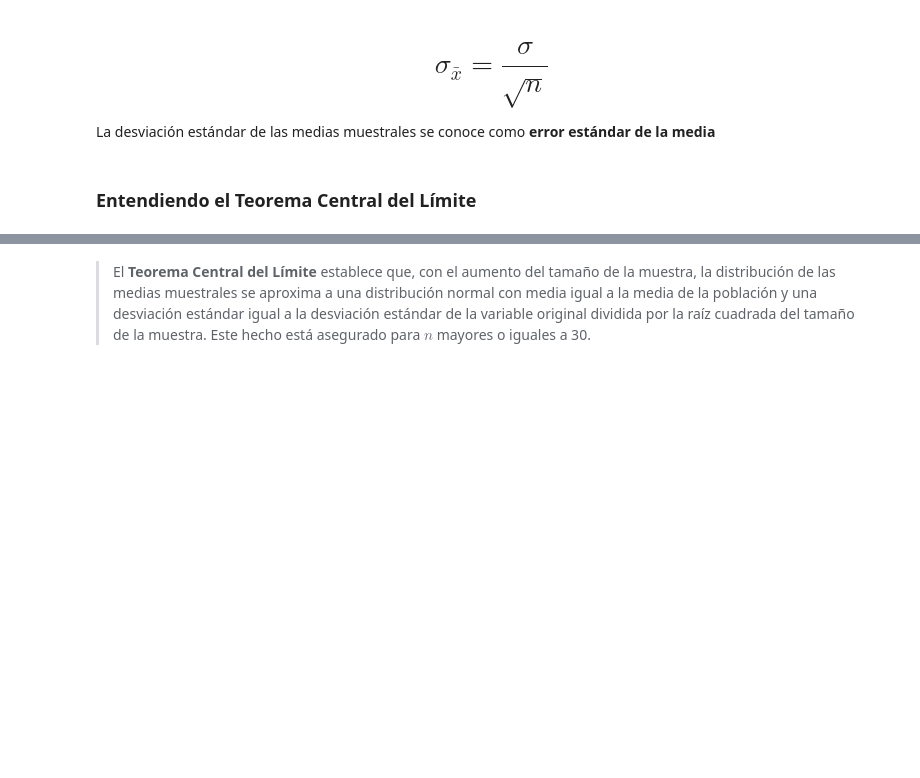
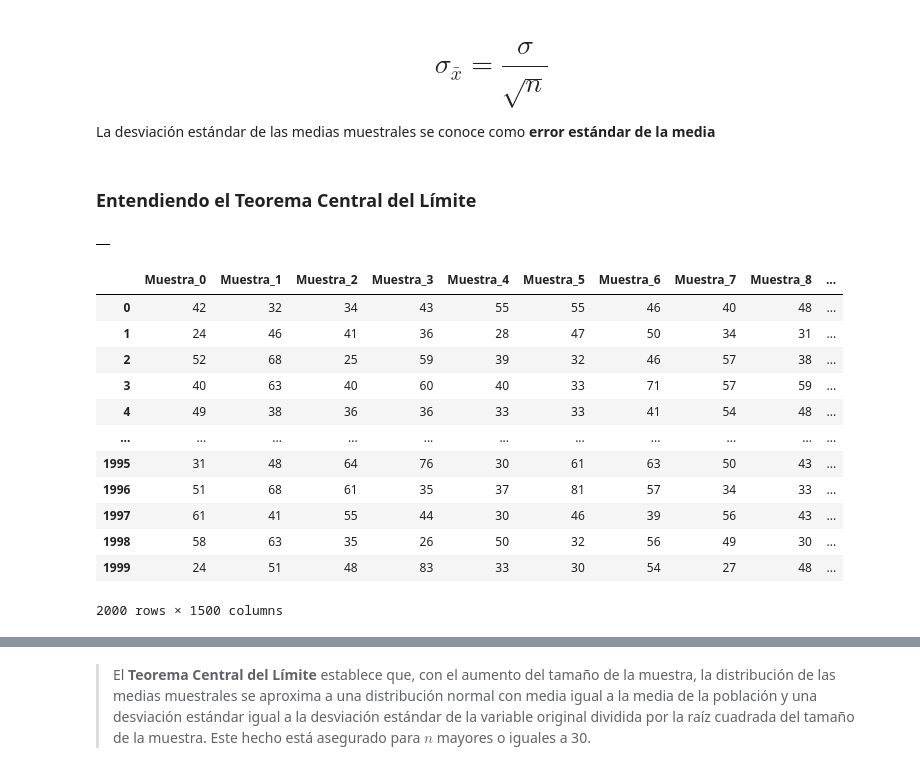
Before and after one commit to Kross363/Python-Data-Science, a Jupyter notebook: Estadística con Python: Probabilidad y muestreo.ipynb, the cells around one changed output, grey strips where cells are left out. Saved outputs shown, nothing was run; the diff lists cells and outputs as text; code cells hidden in the pictures; blank space fills up the shorter version.

```diff
--- a/Estadística con Python: Probabilidad y muestreo.ipynb
+++ b/Estadística con Python: Probabilidad y muestreo.ipynb
@@ -809,0 +863,25 @@ La desviación estándar de las medias muestrales se conoce como **error estánd
+# %%
+muestras=pd.DataFrame()
+muestras
+# %% [output]
+|  |
+# %%
+for i in range(total_muestras):
+    _=datos.Edad.sample(n)
+    _.index=range(0,len(_))
+    muestras['Muestra_'+str(i)]=_
+muestras
+# %% [output]
+|  | Muestra_0 | Muestra_1 | Muestra_2 | Muestra_3 | Muestra_4 | Muestra_5 | Muestra_6 | Muestra_7 | Muestra_8 | ... |
+| 0 | 42 | 32 | 34 | 43 | 55 | 55 | 46 | 40 | 48 | ... |
+| 1 | 24 | 46 | 41 | 36 | 28 | 47 | 50 | 34 | 31 | ... |
+| 2 | 52 | 68 | 25 | 59 | 39 | 32 | 46 | 57 | 38 | ... |
+| 3 | 40 | 63 | 40 | 60 | 40 | 33 | 71 | 57 | 59 | ... |
+| 4 | 49 | 38 | 36 | 36 | 33 | 33 | 41 | 54 | 48 | ... |
+| ... | ... | ... | ... | ... | ... | ... | ... | ... | ... | ... |
+| 1995 | 31 | 48 | 64 | 76 | 30 | 61 | 63 | 50 | 43 | ... |
+| 1996 | 51 | 68 | 61 | 35 | 37 | 81 | 57 | 34 | 33 | ... |
+| 1997 | 61 | 41 | 55 | 44 | 30 | 46 | 39 | 56 | 43 | ... |
+| 1998 | 58 | 63 | 35 | 26 | 50 | 32 | 56 | 49 | 30 | ... |
+| 1999 | 24 | 51 | 48 | 83 | 33 | 30 | 54 | 27 | 48 | ... |
+2000 rows × 1500 columns
```
Also changed, not shown: parts of 38 cells of this notebook.
